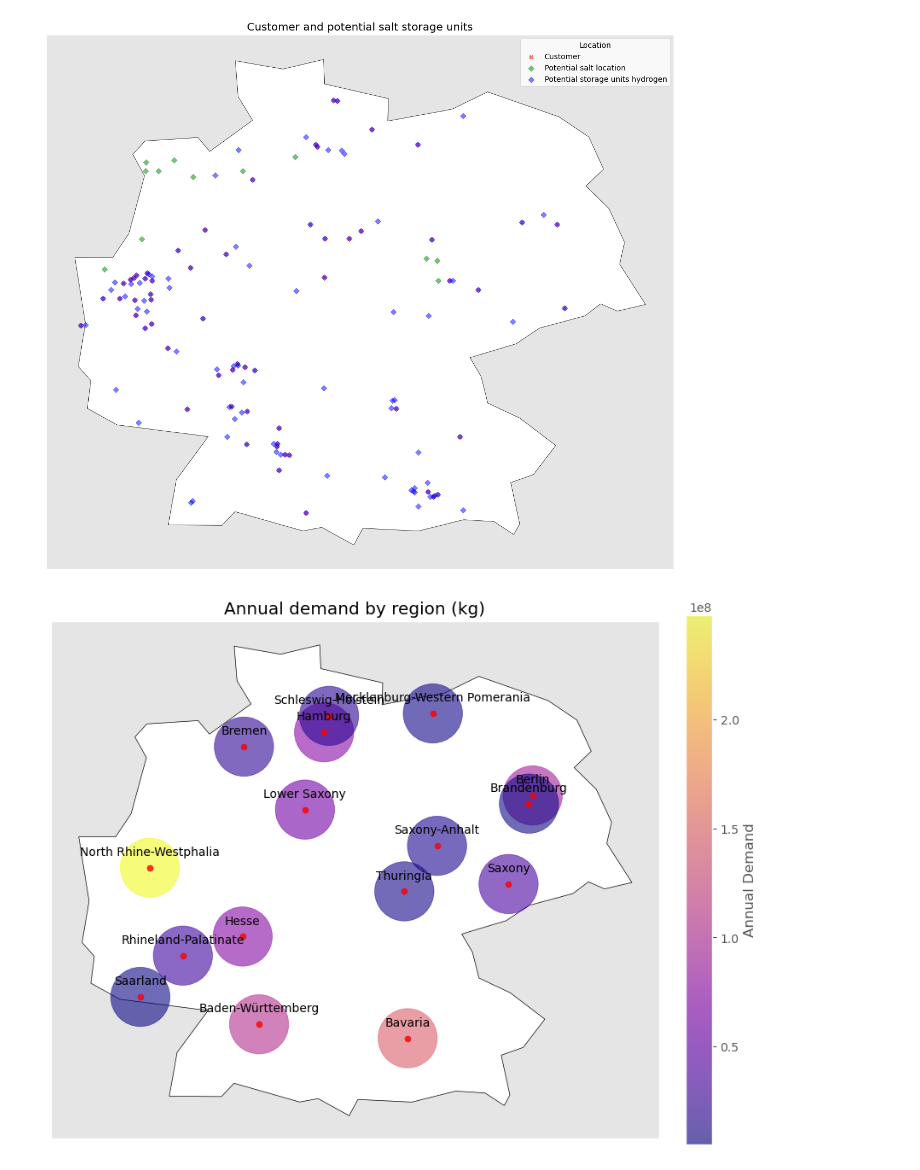
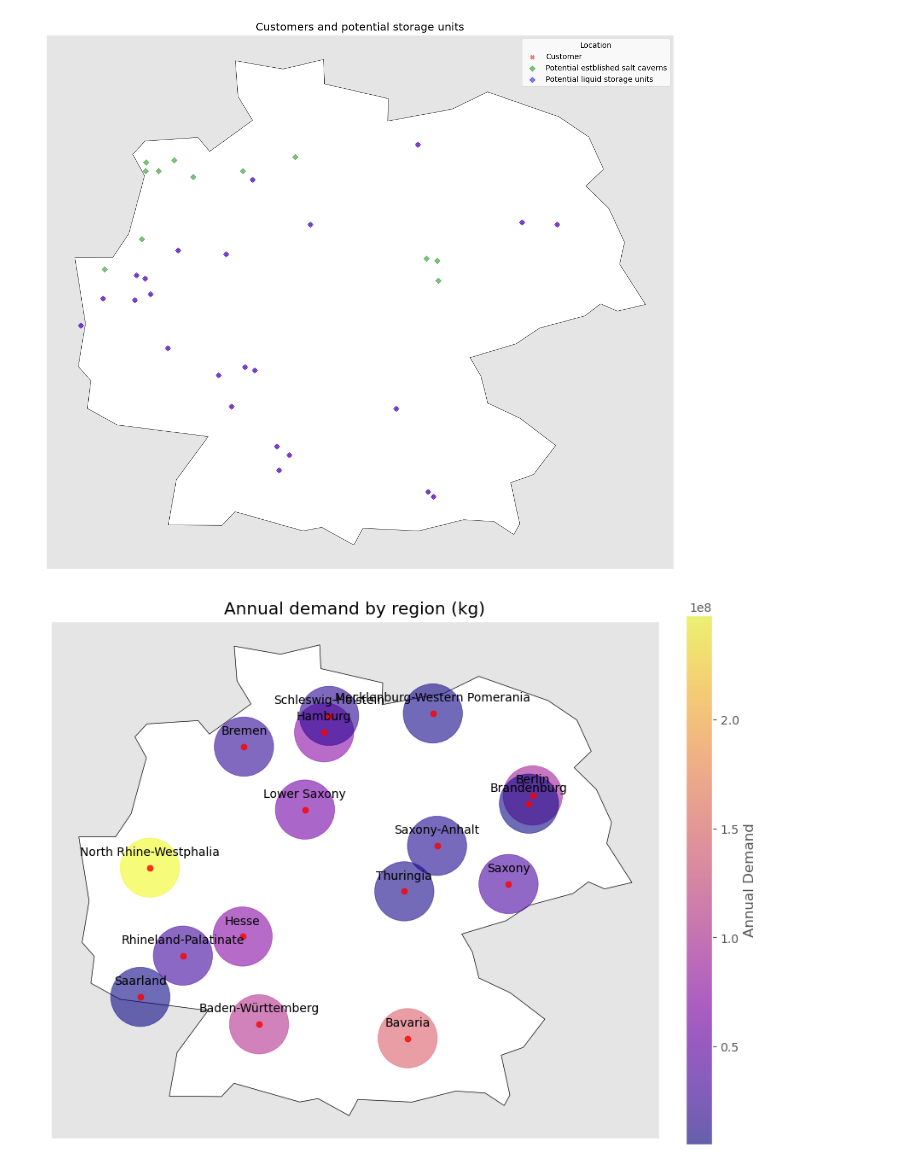
Before and after one commit to SyrineFrini/hydrogen_Infrastructure, a Jupyter notebook: combined_supply_network.ipynb, the cells around one changed output. Cells and saved outputs as stored; diff of their text form; code cells hidden in the pictures.

```diff
--- a/combined_supply_network.ipynb
+++ b/combined_supply_network.ipynb
@@ -20,8 +20,8 @@ df = pd.read_csv(
     usecols = ['city', 'lat', 'lng', 'population_proper', 'capital', 'admin_name', 'gdp'])
 # %%
 RANDOM_STATE = 4          # For reproducibility
-FRACTION_CUSTOMERS = 0.5  # Fraction of cities we want to keep as customers
-FRACTION_WAREHOUSES = 1 # Fraction of cities we want to keep as warehouse locations
+FRACTION_CUSTOMERS = 0.2  # Fraction of cities we want to keep as customers
+FRACTION_WAREHOUSES = 0.2 # Fraction of cities we want to keep as warehouse locations
 FRACTION_DEMAND = 32
 
 # List of the 16 regions of germany
@@ -87,37 +87,37 @@ facility_df = add_geocoordinates(facility_df)
 # %%
 # Prepare country plot
 world = geopandas.read_file(geopandas.datasets.get_path('naturalearth_lowres'))
 
 # Extract and plot the shape of Germany
 germany = world[world.name == 'Germany']
 ax = germany.plot(color='white', edgecolor='black', figsize=(15, 15))
 
 # Plot customers as points
 customer_df.\
     plot(ax=ax, marker='X', color='red', markersize=30, alpha=0.5, label='Customer')
 
 # Plot potential facility locations as points
 salt_df.\
-    plot(ax=ax, marker='D', color='green', markersize=30, alpha=0.5, label='Potential salt location')
+    plot(ax=ax, marker='D', color='green', markersize=30, alpha=0.5, label='Potential estblished salt caverns')
 
 # Plot potential facility locations as points
 facility_df.\
-    plot(ax=ax, marker='D', color='blue', markersize=30, alpha=0.5, label='Potential storage units hydrogen')
+    plot(ax=ax, marker='D', color='blue', markersize=30, alpha=0.5, label='Potential liquid storage units')
 
 # Add legend
 plt.legend(facecolor='white', title='Location')
 
 # Add title
-plt.title('Customer and potential salt storage units')
+plt.title('Customers and potential storage units')
 
 # Remove ticks from axis
 plt.xticks([])
 plt.yticks([])
 
 # Show plot
 plt.show()
 # %% [output]
-[figure, old version]
+[figure, new version]
 # %%
 # Prepare region dataframe:
 #   1. Filter the 16 regions of germany
```
Also changed, not shown: parts of 15 cells of this notebook.
